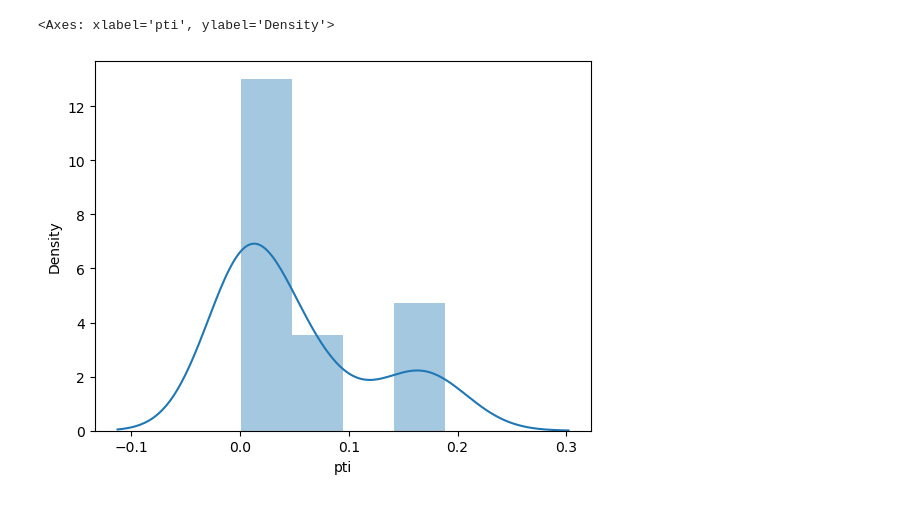
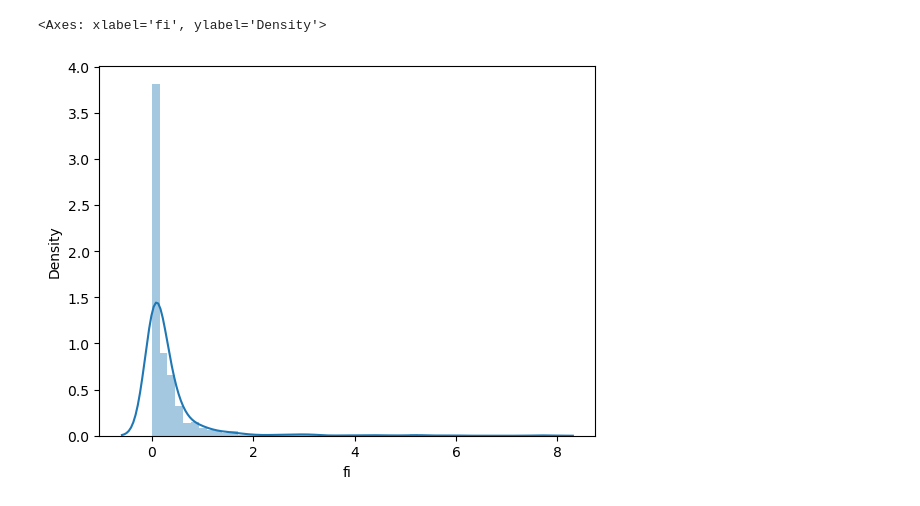
Before and after one commit to ssujit/move_sustainable, a Jupyter notebook: notebook/2_spatial_statistics.ipynb, the cells around one changed output. Saved outputs shown, nothing was run; the diff lists cells and outputs as text; code cells hidden in the pictures.

```diff
--- a/notebook/2_spatial_statistics.ipynb
+++ b/notebook/2_spatial_statistics.ipynb
@@ -45,5 +50,5 @@ sun_am.explore()
 # %%
-sns.distplot(sun_am['pti'])
+sns.distplot(wk_am['fi'])
 # %% [output]
-<Axes: xlabel='pti', ylabel='Density'>
+<Axes: xlabel='fi', ylabel='Density'>
-[figure, old version]
+[figure, new version]
```
Also changed, not shown: parts of 51 cells of this notebook.
